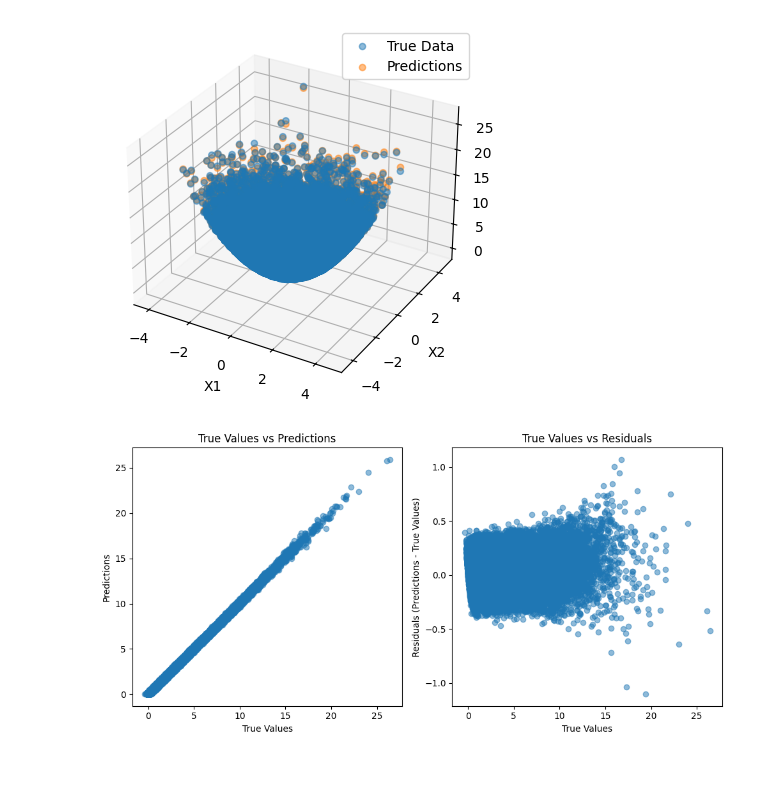
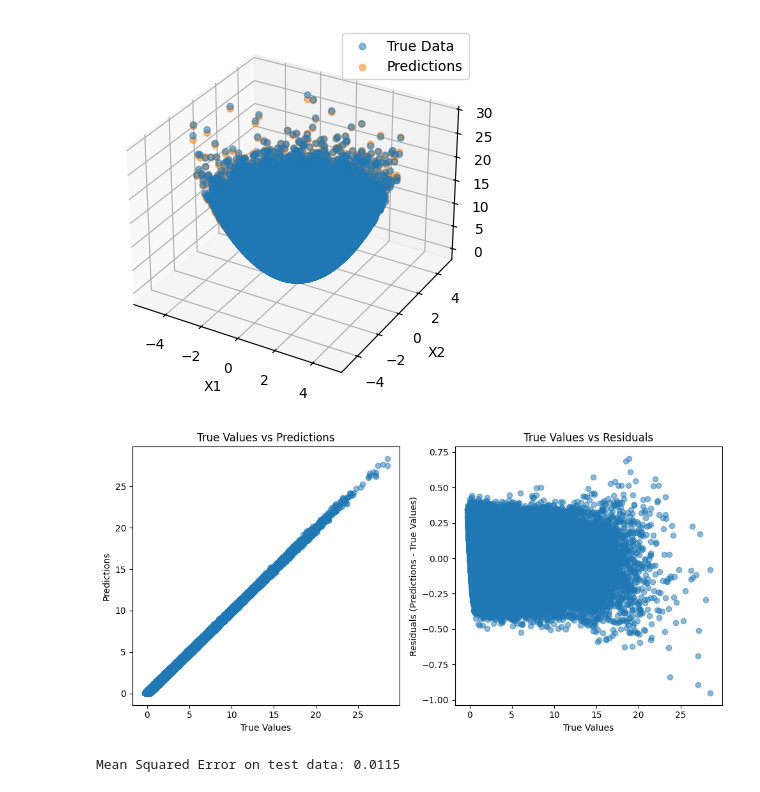
Before and after one commit to igomez10/nn, a Jupyter notebook: predict_deterministic_distribution.ipynb, the cells around one changed output. Drawn from its saved outputs; the diff is of its cells as text; code cells hidden in the pictures.

```diff
--- a/predict_deterministic_distribution.ipynb
+++ b/predict_deterministic_distribution.ipynb
@@ -6,3 +6,6 @@ import torch.nn as nn
 
 # generate nn data
 from torch.utils.data import DataLoader, TensorDataset
+
+device = torch.device("mps" if torch.backends.mps.is_available() else "cpu")
+print(f"Using device: {device}")
@@ -9,6 +14,17 @@ from torch.utils.data import DataLoader, TensorDataset
 # %%
 # generate some random data with surfaces in 3 dimensions.
 torch.manual_seed(0)
-x = torch.randn(100000, 3)
-y = x[:, 0] ** 2 + x[:, 1] ** 2 + x[:, 2] ** 2 + torch.randn(100000) * 0.1
+n = 1000000
+x = torch.randn(n, 3)
+y = x[:, 0] ** 2 + x[:, 1] ** 2 + x[:, 2] ** 2 + torch.randn(n) * 0.1
+
+# split the data into train and test sets
+train_size = int(0.8 * n)
+test_size = n - train_size
+train_x, test_x = torch.split(x, [train_size, test_size])
+train_y, test_y = torch.split(y, [train_size, test_size])
+
+# move data to device
+train_x, test_x = train_x.to(device), test_x.to(device)
+train_y, test_y = train_y.to(device), test_y.to(device)
 # %%
@@ -49,5 +68,5 @@ plt.show()
 # %%
-dataset = TensorDataset(x, y)
+dataset = TensorDataset(train_x, train_y)
 dataloader = DataLoader(dataset, batch_size=64, shuffle=True)
 
 
@@ -87,8 +106,8 @@ class Net(nn.Module):
         return x
 
 
-# create an instance of the Net class to initialize the network
-net = Net()
+# create an instance of the Net class and move it to device
+net = Net().to(device)
 # define the loss function (mean squared error) and the optimizer (Adam)
 criterion = nn.MSELoss()
 optimizer = torch.optim.Adam(net.parameters(), lr=0.001)
@@ -112,10 +131,10 @@ for epoch in range(num_epochs):
 net.eval()  # set the model to evaluation mode
 with torch.no_grad():  # disable gradient computation for evaluation
     predictions = net(
-        x
+        train_x
     ).squeeze()  # get the predictions from the model and remove extra dimensions
     mse = criterion(
-        predictions, y
+        predictions, train_y
     )  # compute the mean squared error between predictions and true values
     print(f"Mean Squared Error on training data: {mse.item():.4f}")
 # %% [output]
@@ -133,29 +152,41 @@ Mean Squared Error on training data: 0.0142
 # %%
-# plot the data and the predictions
+# plot the data and the predictions (move to cpu for matplotlib)
+_tx = train_x.cpu()
+_ty = train_y.cpu()
+_pred = predictions.cpu()
+
 fig = plt.figure()
 ax = fig.add_subplot(111, projection="3d")
-ax.scatter(x[:, 0], x[:, 1], y, label="True Data", alpha=0.5)
-ax.scatter(x[:, 0], x[:, 1], predictions, label="Predictions", alpha=0.5)
+ax.scatter(_tx[:, 0], _tx[:, 1], _ty, label="True Data", alpha=0.5)
+ax.scatter(_tx[:, 0], _tx[:, 1], _pred, label="Predictions", alpha=0.5)
 ax.set_xlabel("X1")
 ax.set_ylabel("X2")
 ax.set_zlabel("Y")
 ax.legend()
 plt.show()
 
 # plot the true values and the predictions in a 2D scatter plot
 plt.figure(figsize=(10, 5))
 plt.subplot(1, 2, 1)
-plt.scatter(y, predictions, alpha=0.5)
+plt.scatter(_ty, _pred, alpha=0.5)
 plt.xlabel("True Values")
 plt.ylabel("Predictions")
 plt.title("True Values vs Predictions")
 plt.subplot(1, 2, 2)
-plt.scatter(y, predictions - y, alpha=0.5)
+plt.scatter(_ty, _pred - _ty, alpha=0.5)
 plt.xlabel("True Values")
 plt.ylabel("Residuals (Predictions - True Values)")
 plt.title("True Values vs Residuals")
 plt.tight_layout()
 plt.show()
 # %% [output]
-[figure, old version]
+[figure, new version]
-[figure, old version]
+[figure, new version]
+# %%
+# get mse on test data
+with torch.no_grad():
+    test_predictions = net(test_x).squeeze()
+    test_mse = criterion(test_predictions, test_y)
+    print(f"Mean Squared Error on test data: {test_mse.item():.4f}")
+# %% [output]
+Mean Squared Error on test data: 0.0115
```
Also changed, not shown: parts of 3 cells of this notebook.
